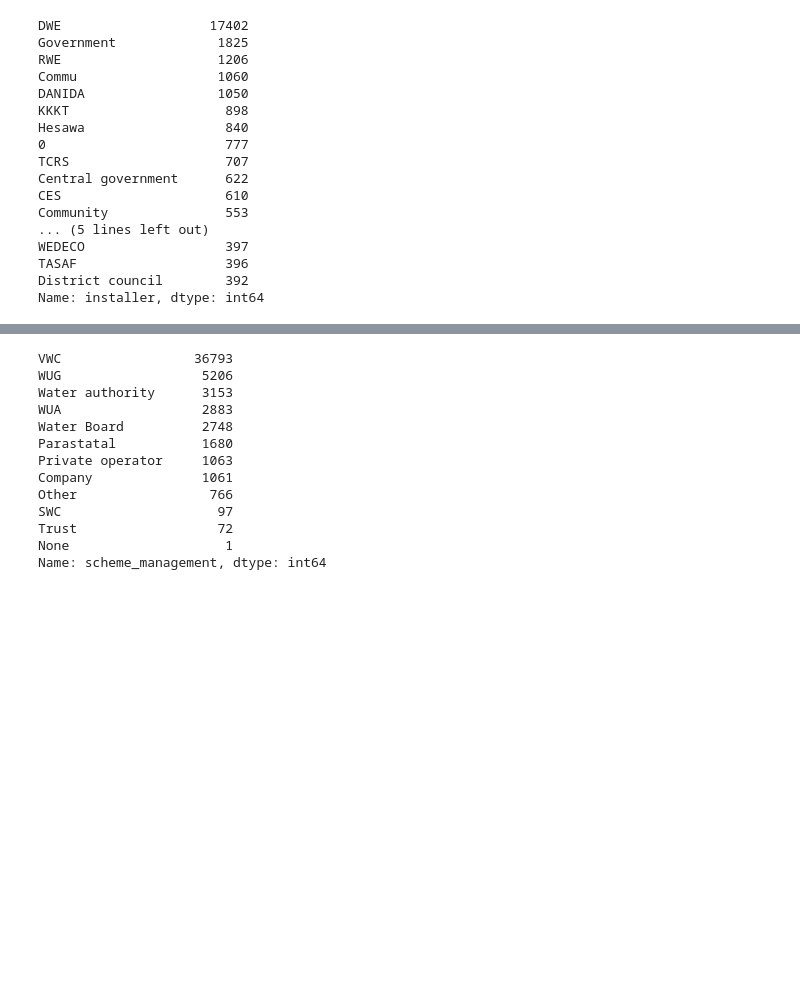
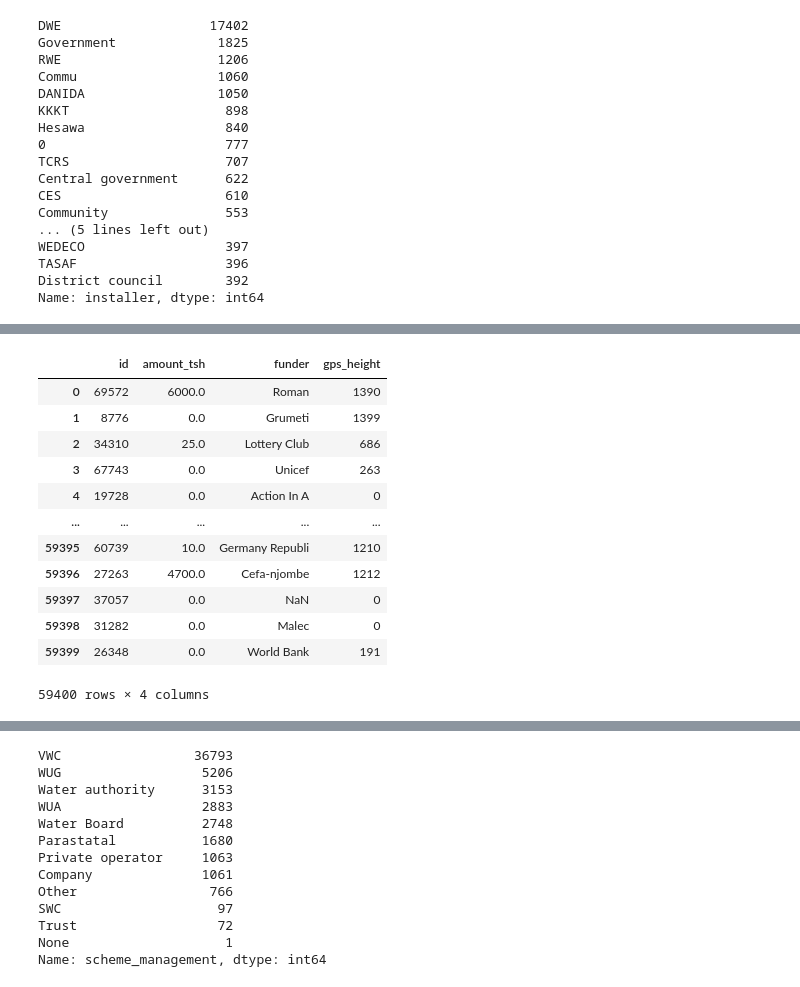
Before and after one commit to BobbyGerberick/Tanzanian_Water_Wells, a Jupyter notebook: Dev_Notebooks/ben_notebook.ipynb, the cells around one changed output, grey strips where cells are left out. Drawn from its saved outputs; the diff is of its cells as text; code cells hidden in the pictures; blank space fills up the shorter version.

Commit message:
working on function for MissForest

```diff
--- a/Dev_Notebooks/ben_notebook.ipynb
+++ b/Dev_Notebooks/ben_notebook.ipynb
@@ -142,3 +141,21 @@ str
 from missingpy import MissForest
 # %%
 imputer = MissForest()
+# %%
+forest_try = training_values[['id', 'amount_tsh', 'funder', 'gps_height']]
+# %%
+forest_try
+# %% [output]
+|  | id | amount_tsh | funder | gps_height |
+| 0 | 69572 | 6000.0 | Roman | 1390 |
+| 1 | 8776 | 0.0 | Grumeti | 1399 |
+| 2 | 34310 | 25.0 | Lottery Club | 686 |
+| 3 | 67743 | 0.0 | Unicef | 263 |
+| 4 | 19728 | 0.0 | Action In A | 0 |
+| ... | ... | ... | ... | ... |
+| 59395 | 60739 | 10.0 | Germany Republi | 1210 |
+| 59396 | 27263 | 4700.0 | Cefa-njombe | 1212 |
+| 59397 | 37057 | 0.0 | NaN | 0 |
+| 59398 | 31282 | 0.0 | Malec | 0 |
+| 59399 | 26348 | 0.0 | World Bank | 191 |
+59400 rows × 4 columns
```
Also changed, not shown: parts of 34 cells of this notebook.
